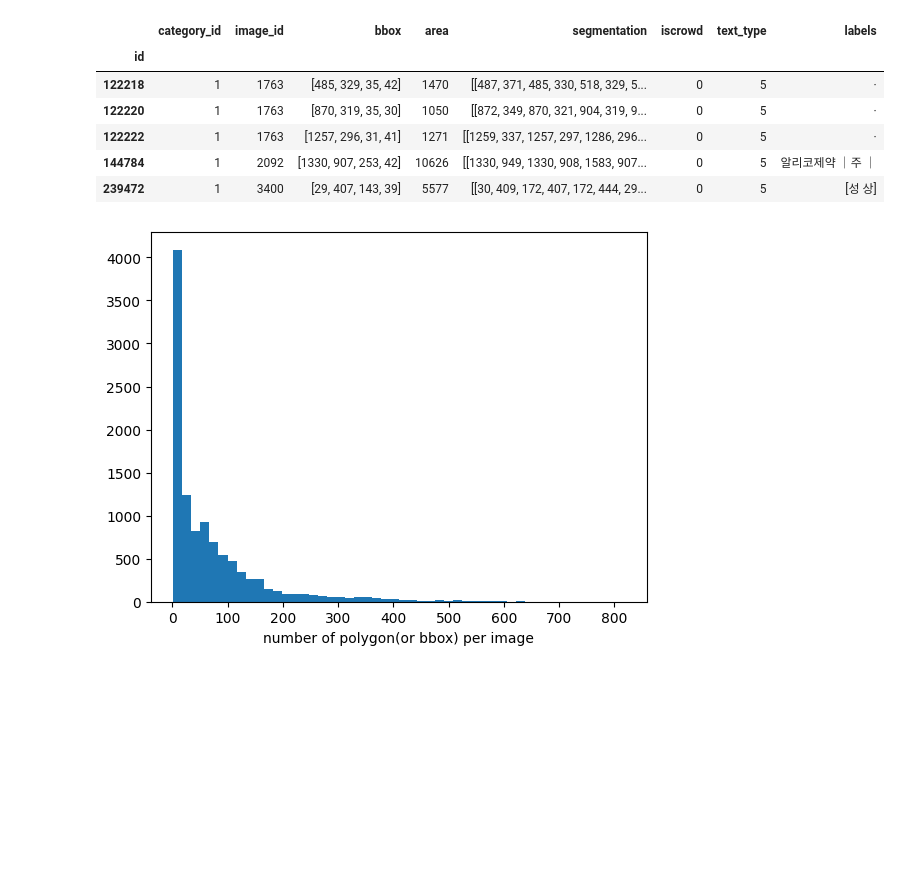
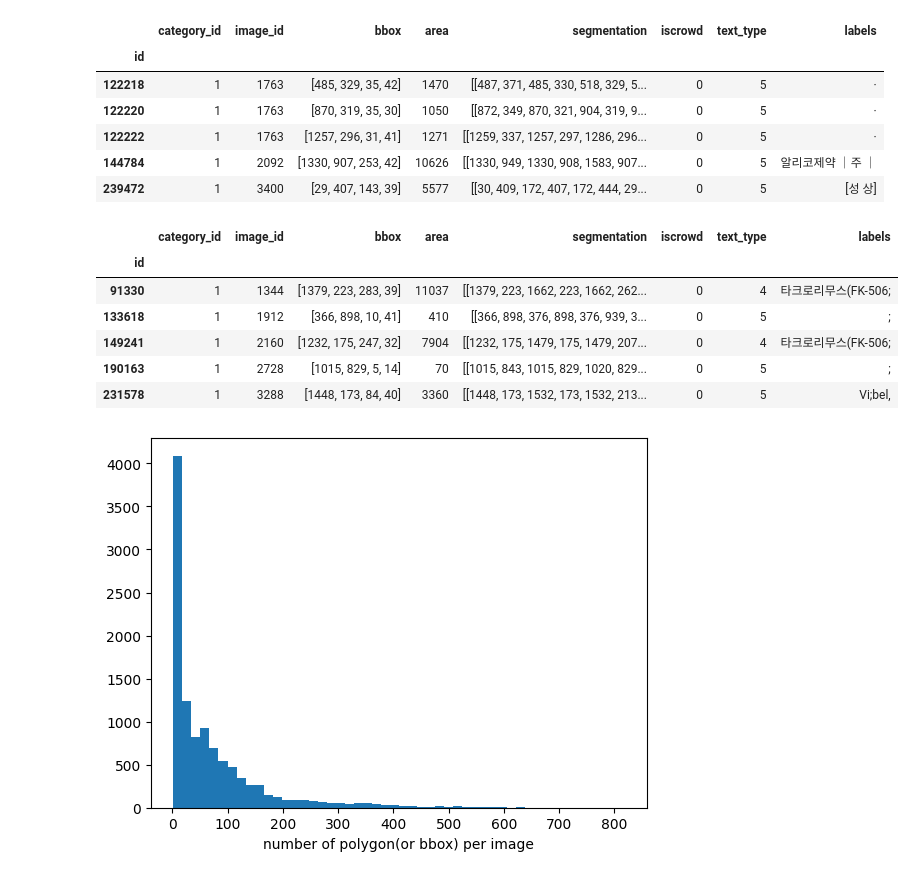
Before and after one commit to ProtossDragoon/OCRE2EHMean, a Jupyter notebook: notebooks/eda.ipynb, the cells around one changed output. Cells and saved outputs as stored; diff of their text form; code cells hidden in the pictures; blank space fills up the shorter version.

```diff
--- a/notebooks/eda.ipynb
+++ b/notebooks/eda.ipynb
@@ -216,6 +222,18 @@ df[colon_in_labels].head()
 | 122222 | 1 | 1763 | [1257, 296, 31, 41] | 1271 | [[1259, 337, 1257, 297, 1286, 296... | 0 | 5 | · |
 | 144784 | 1 | 2092 | [1330, 907, 253, 42] | 10626 | [[1330, 949, 1330, 908, 1583, 907... | 0 | 5 | 알리코제약 ｜주 ｜ |
 | 239472 | 1 | 3400 | [29, 407, 143, 39] | 5577 | [[30, 409, 172, 407, 172, 444, 29... | 0 | 5 | [성 상] |
+# %%
+sep = ';'
+colon_in_labels = df['labels'].apply(lambda x: sep in x and len(x.split(sep)) > 0)
+df[colon_in_labels].head()
+# %% [output]
+|  | category_id | image_id | bbox | area | segmentation | iscrowd | text_type | labels |
+| id |  |  |  |  |  |  |  |  |
+| 91330 | 1 | 1344 | [1379, 223, 283, 39] | 11037 | [[1379, 223, 1662, 223, 1662, 262... | 0 | 4 | 타크로리무스(FK-506; |
+| 133618 | 1 | 1912 | [366, 898, 10, 41] | 410 | [[366, 898, 376, 898, 376, 939, 3... | 0 | 5 | ; |
+| 149241 | 1 | 2160 | [1232, 175, 247, 32] | 7904 | [[1232, 175, 1479, 175, 1479, 207... | 0 | 4 | 타크로리무스(FK-506; |
+| 190163 | 1 | 2728 | [1015, 829, 5, 14] | 70 | [[1015, 843, 1015, 829, 1020, 829... | 0 | 5 | ; |
+| 231578 | 1 | 3288 | [1448, 173, 84, 40] | 3360 | [[1448, 173, 1532, 173, 1532, 213... | 0 | 5 | Vi;bel, |
 # %%
 from tqdm import tqdm
 import shapely
```
Also changed, not shown: parts of 1 cell of this notebook, 6 other files.
